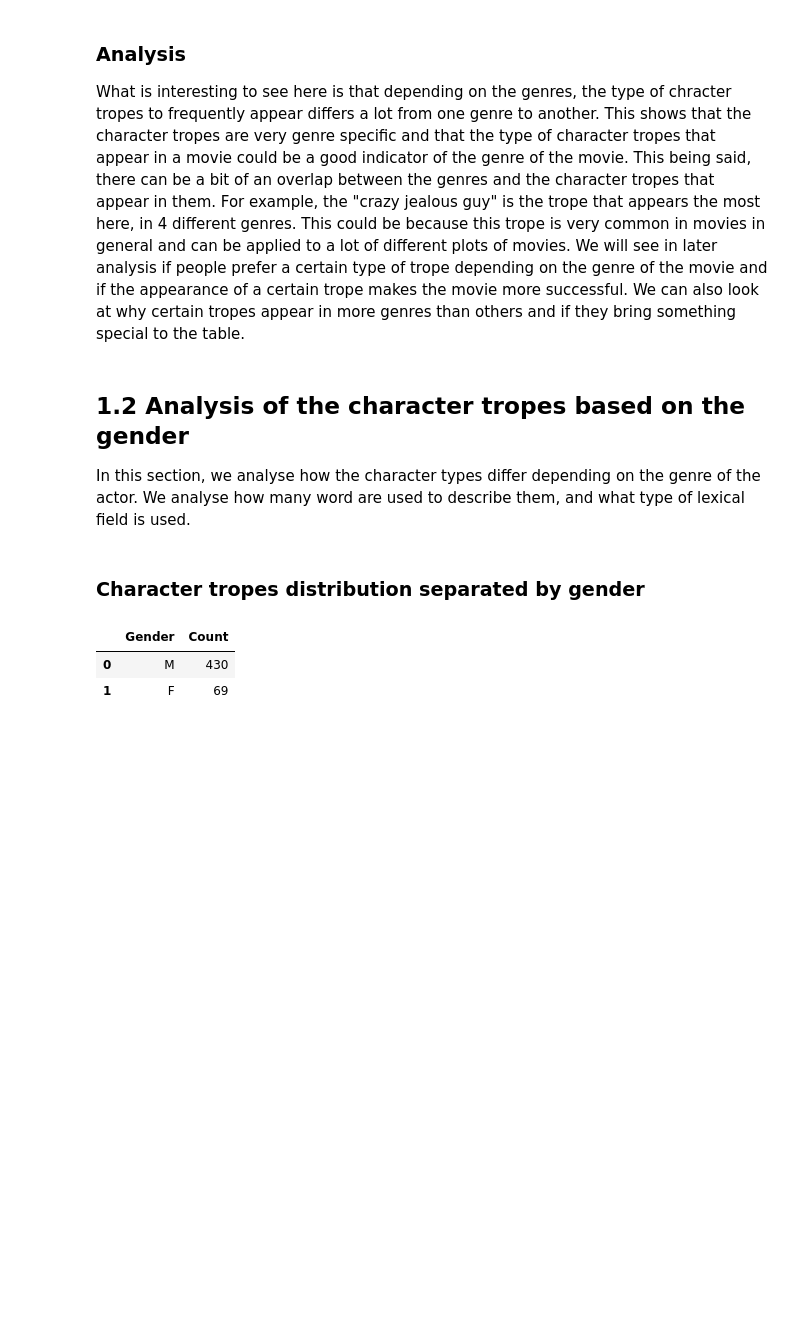
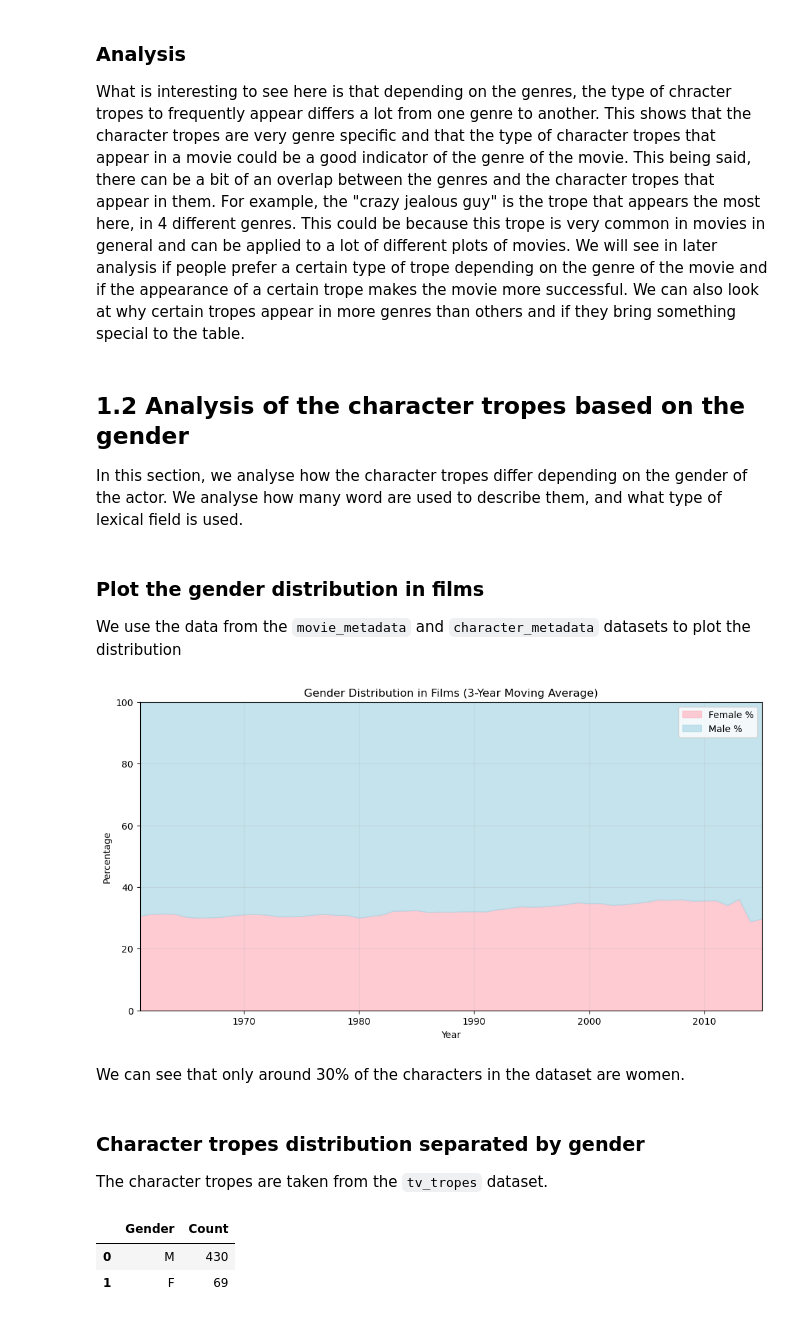
Before and after one commit to epfl-ada/ada-2024-project-data_brigada, a Jupyter notebook: results.ipynb, the cells around one changed output. Drawn from its saved outputs; the diff is of its cells as text; code cells hidden in the pictures; blank space fills up the shorter version.

```diff
--- a/results.ipynb
+++ b/results.ipynb
@@ -76,9 +83,19 @@ We will see in later analysis if people prefer a certain type of trope depending
 # %% [markdown]
 ## 1.2 Analysis of the character tropes based on the gender
 
-In this section, we analyse how the character types differ depending on the genre of the actor. We analyse how many word are used to describe them, and what type of lexical field is used.
+In this section, we analyse how the character tropes differ depending on the gender of the actor. We analyse how many word are used to describe them, and what type of lexical field is used.
+# %% [markdown]
+### Plot the gender distribution in films
+We use the data from the `movie_metadata` and `character_metadata` datasets to plot the distribution
+# %%
+sa.gender_distribution(character_metadata, movie_metadata)
+# %% [output]
+[figure, added]
+# %% [markdown]
+We can see that only around 30% of the characters in the dataset are women.
 # %% [markdown]
 ### Character tropes distribution separated by gender
+The character tropes are taken from the `tv_tropes` dataset.
 # %%
 # Count the number of occurences for each gender
 td.tropes_by_gender_count(tv_tropes, character_metadata)
```
Also changed, not shown: parts of 5 cells of this notebook, 3 other files.
